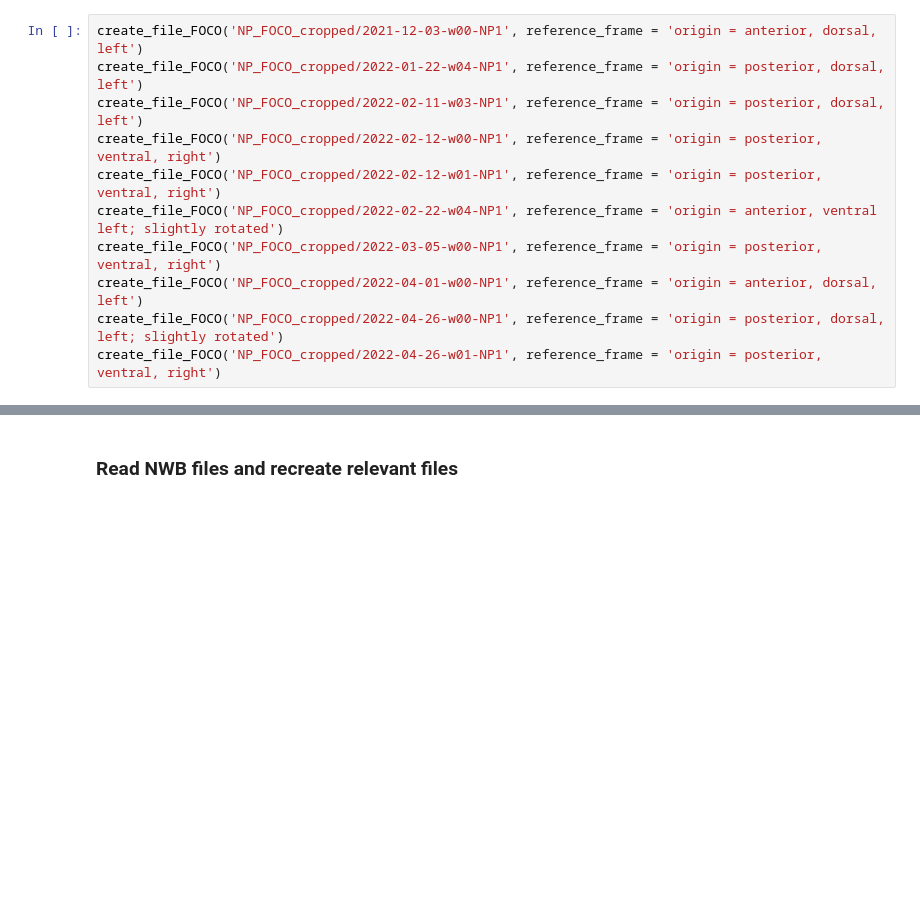
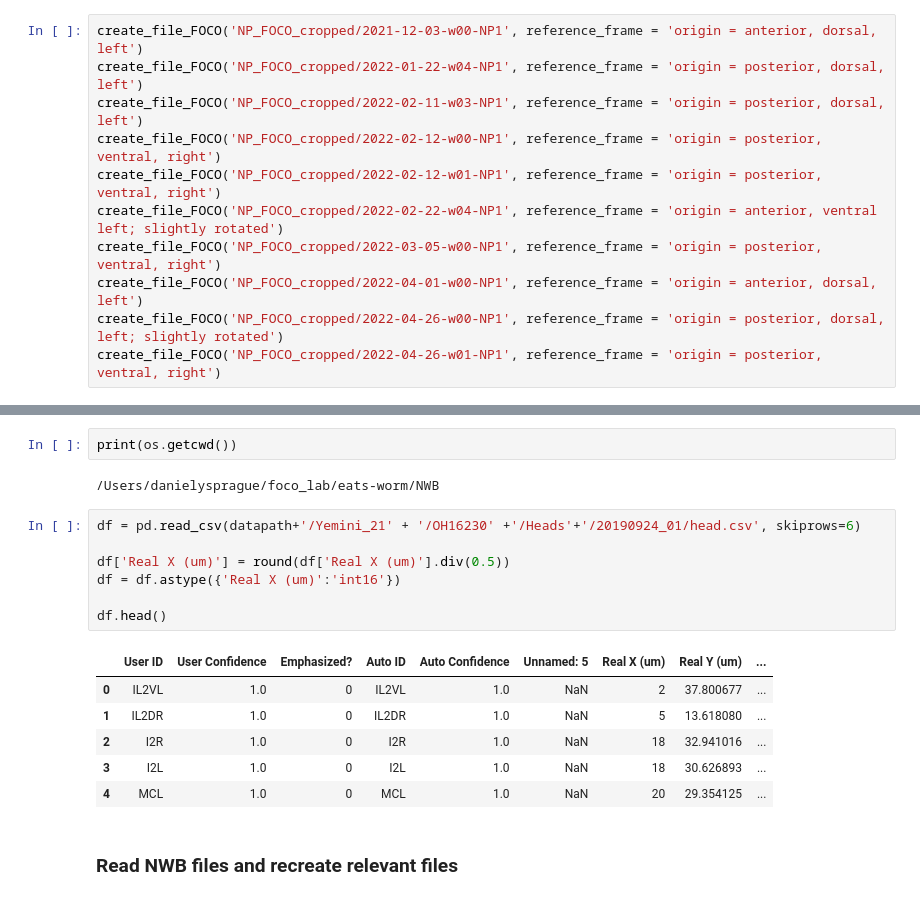
Before and after one commit to focolab/eats-worm, a Jupyter notebook: NWB/create_NWB.ipynb, the cells around one changed output, grey strips where cells are left out. Drawn from its saved outputs; the diff is of its cells as text; blank space fills up the shorter version.

```diff
--- a/NWB/create_NWB.ipynb
+++ b/NWB/create_NWB.ipynb
@@ -229,3 +414,21 @@ create_file_FOCO('NP_FOCO_cropped/2022-04-26-w01-NP1', reference_frame = 'origin
+# %%
+print(os.getcwd())
+# %% [output]
+/Users/danielysprague/foco_lab/eats-worm/NWB
+# %%
+df = pd.read_csv(datapath+'/Yemini_21' + '/OH16230' +'/Heads'+'/20190924_01/head.csv', skiprows=6)
+
+df['Real X (um)'] = round(df['Real X (um)'].div(0.5))
+df = df.astype({'Real X (um)':'int16'})
+
+df.head()
+# %% [output]
+|  | User ID | User Confidence | Emphasized? | Auto ID | Auto Confidence | Unnamed: 5 | Real X (um) | Real Y (um) | ... |
+| 0 | IL2VL | 1.0 | 0 | IL2VL | 1.0 | NaN | 2 | 37.800677 | ... |
+| 1 | IL2DR | 1.0 | 0 | IL2DR | 1.0 | NaN | 5 | 13.618080 | ... |
+| 2 | I2R | 1.0 | 0 | I2R | 1.0 | NaN | 18 | 32.941016 | ... |
+| 3 | I2L | 1.0 | 0 | I2L | 1.0 | NaN | 18 | 30.626893 | ... |
+| 4 | MCL | 1.0 | 0 | MCL | 1.0 | NaN | 20 | 29.354125 | ... |
 # %% [markdown]
 ### Read NWB files and recreate relevant files
 # %%
```
Also changed, not shown: parts of 17 cells of this notebook, 12 other files.
